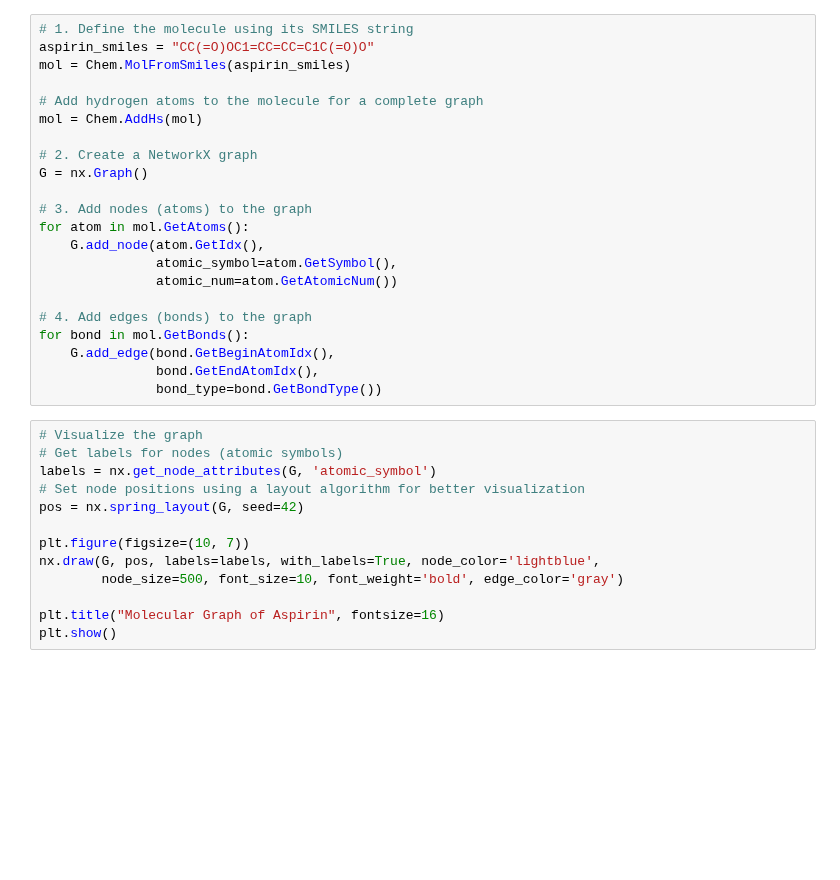
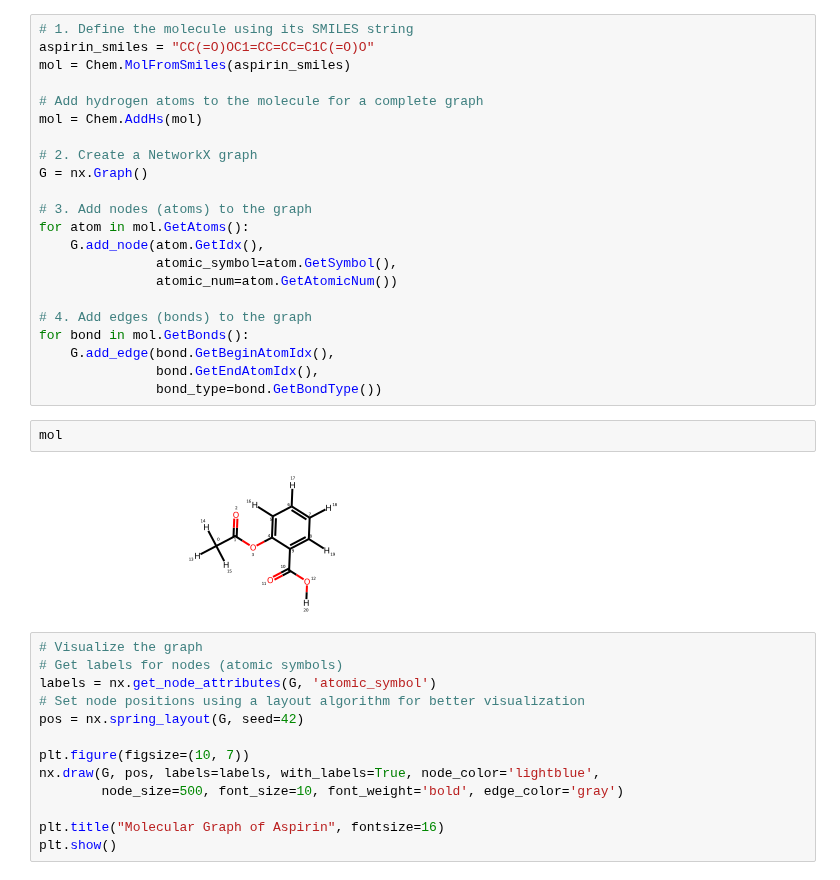
Before and after one commit to jakob-steuer/chemoinformatics_course, a Jupyter notebook: chemoinformatics_2_molecular_graphs.ipynb, the cells around one changed output. Saved outputs shown, nothing was run; the diff lists cells and outputs as text; blank space fills up the shorter version.

```diff
--- a/chemoinformatics_2_molecular_graphs.ipynb
+++ b/chemoinformatics_2_molecular_graphs.ipynb
@@ -71,6 +67,10 @@ for bond in mol.GetBonds():
     G.add_edge(bond.GetBeginAtomIdx(),
                bond.GetEndAtomIdx(),
                bond_type=bond.GetBondType())
+# %%
+mol
+# %% [output]
+[figure, added]
 # %%
 # Visualize the graph
 # Get labels for nodes (atomic symbols)
```
Also changed, not shown: parts of 6 cells of this notebook.
